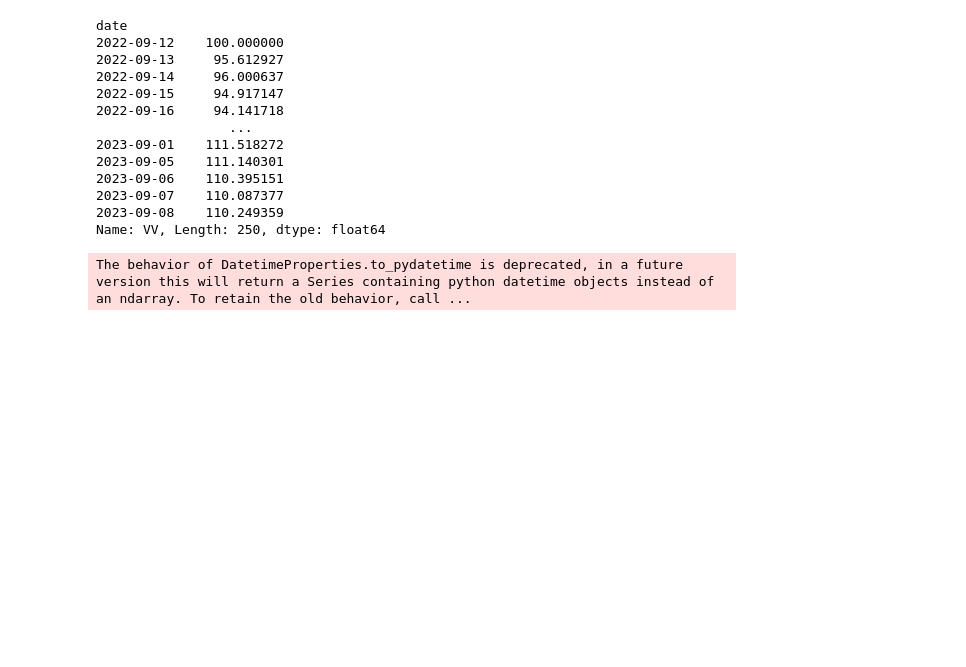
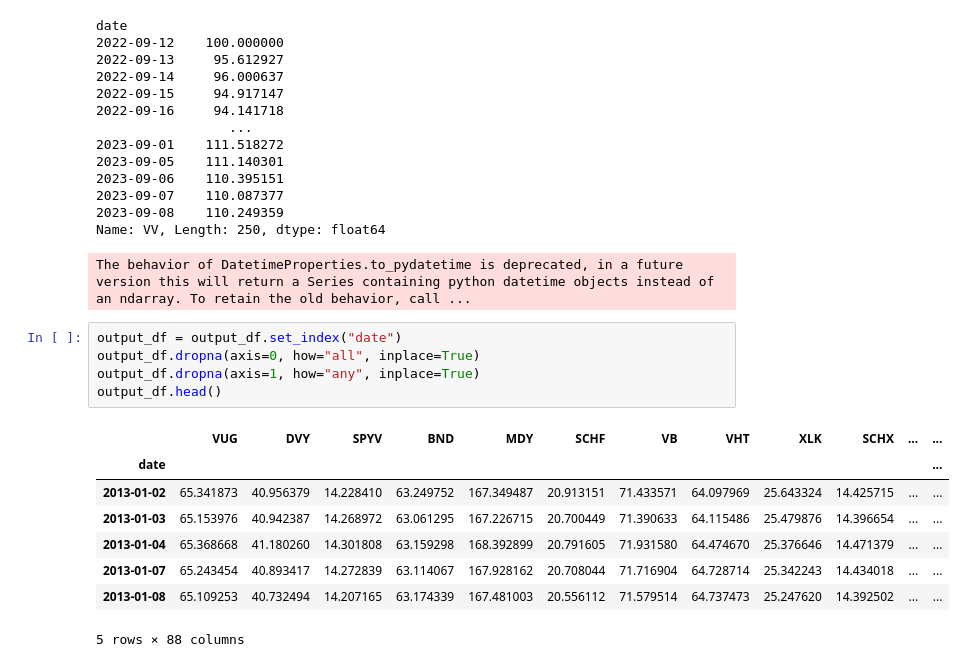
Before and after one commit to davidve0206/ETF-Website, a Jupyter notebook: eft_recommendator/etfs/EtfUtils/test_jupyter_notebook.ipynb, the cells around one changed output. Drawn from its saved outputs; the diff is of its cells as text; blank space fills up the shorter version.

```diff
--- a/eft_recommendator/etfs/EtfUtils/test_jupyter_notebook.ipynb
+++ b/eft_recommendator/etfs/EtfUtils/test_jupyter_notebook.ipynb
@@ -213,3 +225,17 @@ date
 2023-09-08    110.249359
 Name: VV, Length: 250, dtype: float64
 The behavior of DatetimeProperties.to_pydatetime is deprecated, in a future version this will return a Series containing python datetime objects instead of an ndarray. To retain the old behavior, call ...
+# %%
+output_df = output_df.set_index("date")
+output_df.dropna(axis=0, how="all", inplace=True)
+output_df.dropna(axis=1, how="any", inplace=True)
+output_df.head()
+# %% [output]
+|  | VUG | DVY | SPYV | BND | MDY | SCHF | VB | VHT | XLK | SCHX | ... | ... |
+| date |  |  |  |  |  |  |  |  |  |  |  | ... |
+| 2013-01-02 | 65.341873 | 40.956379 | 14.228410 | 63.249752 | 167.349487 | 20.913151 | 71.433571 | 64.097969 | 25.643324 | 14.425715 | ... | ... |
+| 2013-01-03 | 65.153976 | 40.942387 | 14.268972 | 63.061295 | 167.226715 | 20.700449 | 71.390633 | 64.115486 | 25.479876 | 14.396654 | ... | ... |
+| 2013-01-04 | 65.368668 | 41.180260 | 14.301808 | 63.159298 | 168.392899 | 20.791605 | 71.931580 | 64.474670 | 25.376646 | 14.471379 | ... | ... |
+| 2013-01-07 | 65.243454 | 40.893417 | 14.272839 | 63.114067 | 167.928162 | 20.708044 | 71.716904 | 64.728714 | 25.342243 | 14.434018 | ... | ... |
+| 2013-01-08 | 65.109253 | 40.732494 | 14.207165 | 63.174339 | 167.481003 | 20.556112 | 71.579514 | 64.737473 | 25.247620 | 14.392502 | ... | ... |
+5 rows × 88 columns
```
Also changed, not shown: parts of 5 cells of this notebook, 19 other files.
